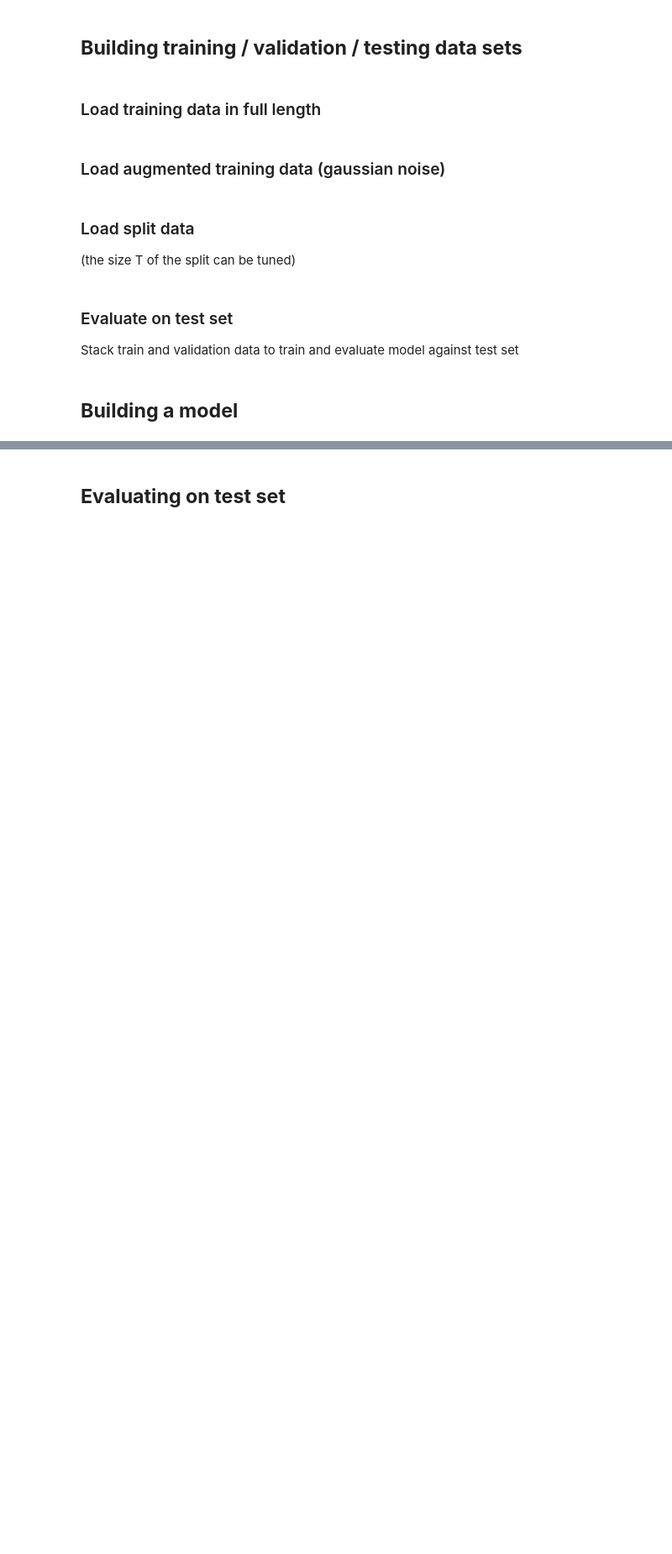
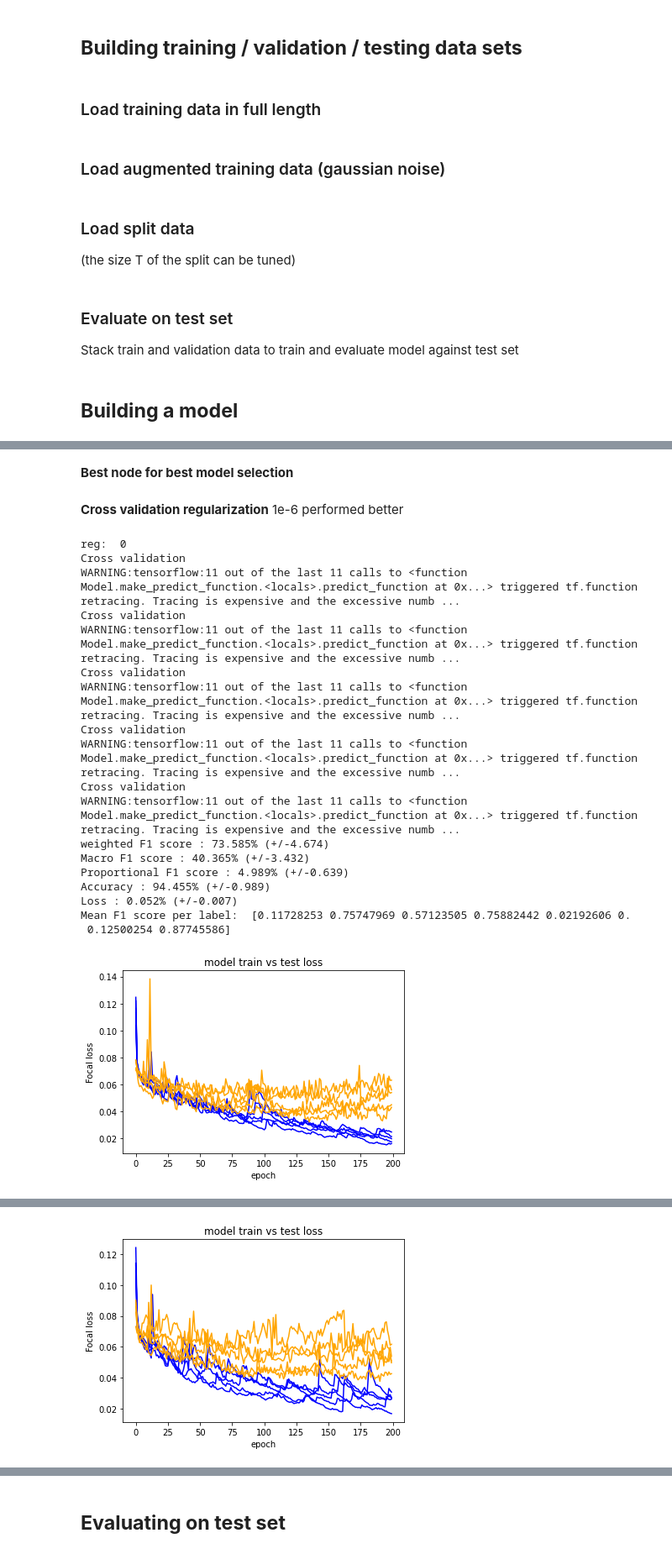
Before and after one commit to PhiCtl/Fireflies, a Jupyter notebook: Model_training_LSTM.ipynb, the cells around one changed output, grey strips where cells are left out. Shown at 84% size. Cells and saved outputs as stored; diff of their text form; code cells hidden in the pictures; blank space fills up the shorter version.

```diff
--- a/Model_training_LSTM.ipynb
+++ b/Model_training_LSTM.ipynb
@@ -85,0 +382,33 @@ Cross validation on data structure (split windows)
+# %% [markdown]
+**Best node for best model selection**
+# %%
+run_exp_hist(X_tr,Y_tr, test[0], test[1], repeats = 5, gamma = 2, node = 600, epochs = 100, CV = True, dropout = 0, m_type = 1, reg = 1e-6)
+# %%
+run_exp_hist(X_tr,Y_tr, test[0], test[1], repeats = 5, gamma = 2, node = 600, epochs = 100, CV = True, dropout = 0, m_type = 2, reg = 1e-6)
+# %% [markdown]
+**Cross validation regularization**
+1e-6 performed better
+# %%
+for reg in[0,1e-7,1e-6]:
+  print("reg: ", reg)
+  run_exp_hist(X_tr,Y_tr, test[0], test[1], node = 600, m_type=1, dropout = 0.1, epochs = 100, reg = reg, CV = True)
+# %% [output]
+reg:  0
+Cross validation
+WARNING:tensorflow:11 out of the last 11 calls to <function Model.make_predict_function.<locals>.predict_function at 0x...> triggered tf.function retracing. Tracing is expensive and the excessive numb ...
+Cross validation
+WARNING:tensorflow:11 out of the last 11 calls to <function Model.make_predict_function.<locals>.predict_function at 0x...> triggered tf.function retracing. Tracing is expensive and the excessive numb ...
+Cross validation
+WARNING:tensorflow:11 out of the last 11 calls to <function Model.make_predict_function.<locals>.predict_function at 0x...> triggered tf.function retracing. Tracing is expensive and the excessive numb ...
+Cross validation
+WARNING:tensorflow:11 out of the last 11 calls to <function Model.make_predict_function.<locals>.predict_function at 0x...> triggered tf.function retracing. Tracing is expensive and the excessive numb ...
+Cross validation
+WARNING:tensorflow:11 out of the last 11 calls to <function Model.make_predict_function.<locals>.predict_function at 0x...> triggered tf.function retracing. Tracing is expensive and the excessive numb ...
+weighted F1 score : 73.585% (+/-4.674)
+Macro F1 score : 40.365% (+/-3.432)
+Proportional F1 score : 4.989% (+/-0.639)
+Accuracy : 94.455% (+/-0.989)
+Loss : 0.052% (+/-0.007)
+Mean F1 score per label:  [0.11728253 0.75747969 0.57123505 0.75882442 0.02192606 0.
+ 0.12500254 0.87745586]
+[figure, added]
@@ -85,0 +433 @@ Cross validation on data structure (split windows)
+[figure, added]
```
Also changed, not shown: parts of 44 cells of this notebook.
